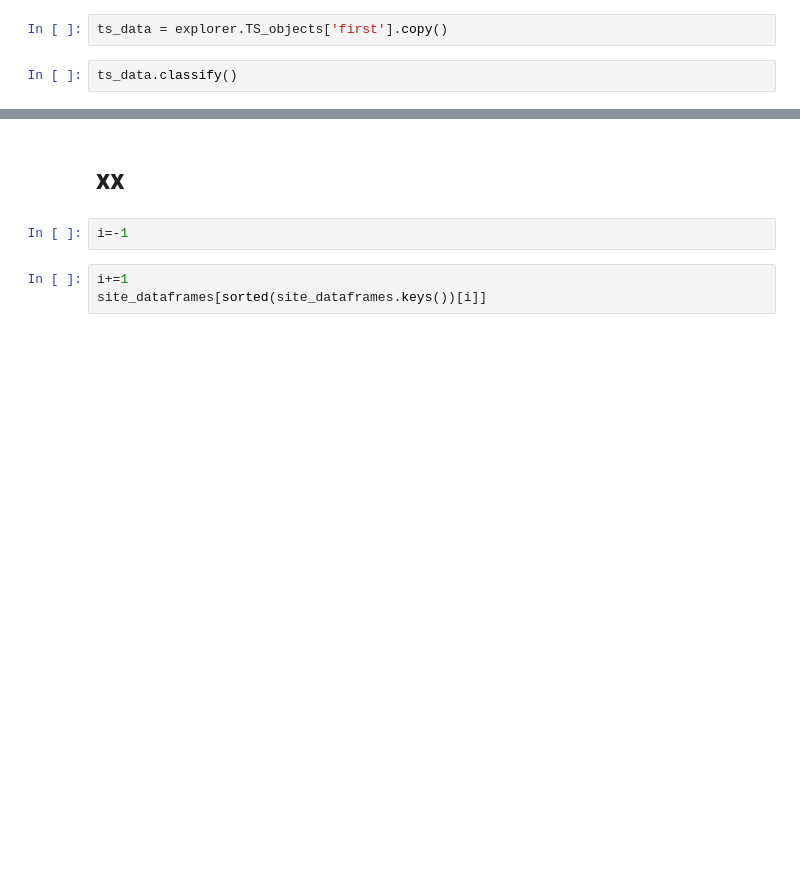
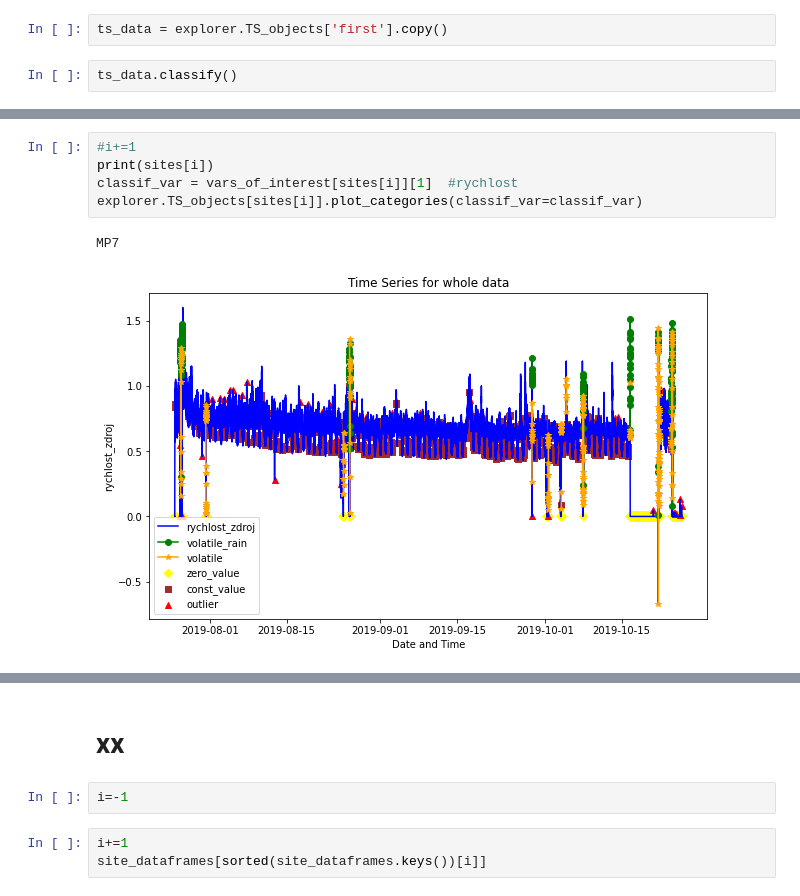
Before and after one commit to macejova/Ecox-seminar-project, a Jupyter notebook: Ecox seminar project 2.ipynb, the cells around one changed output, grey strips where cells are left out. Saved outputs shown, nothing was run; the diff lists cells and outputs as text; blank space fills up the shorter version.

```diff
--- a/Ecox seminar project 2.ipynb
+++ b/Ecox seminar project 2.ipynb
@@ -683,0 +1260,8 @@ vars_of_interest
+# %%
+#i+=1
+print(sites[i])
+classif_var = vars_of_interest[sites[i]][1]  #rychlost
+explorer.TS_objects[sites[i]].plot_categories(classif_var=classif_var)
+# %% [output]
+MP7
+[figure, added]
```
Also changed, not shown: parts of 62 cells of this notebook, 1 other file.
